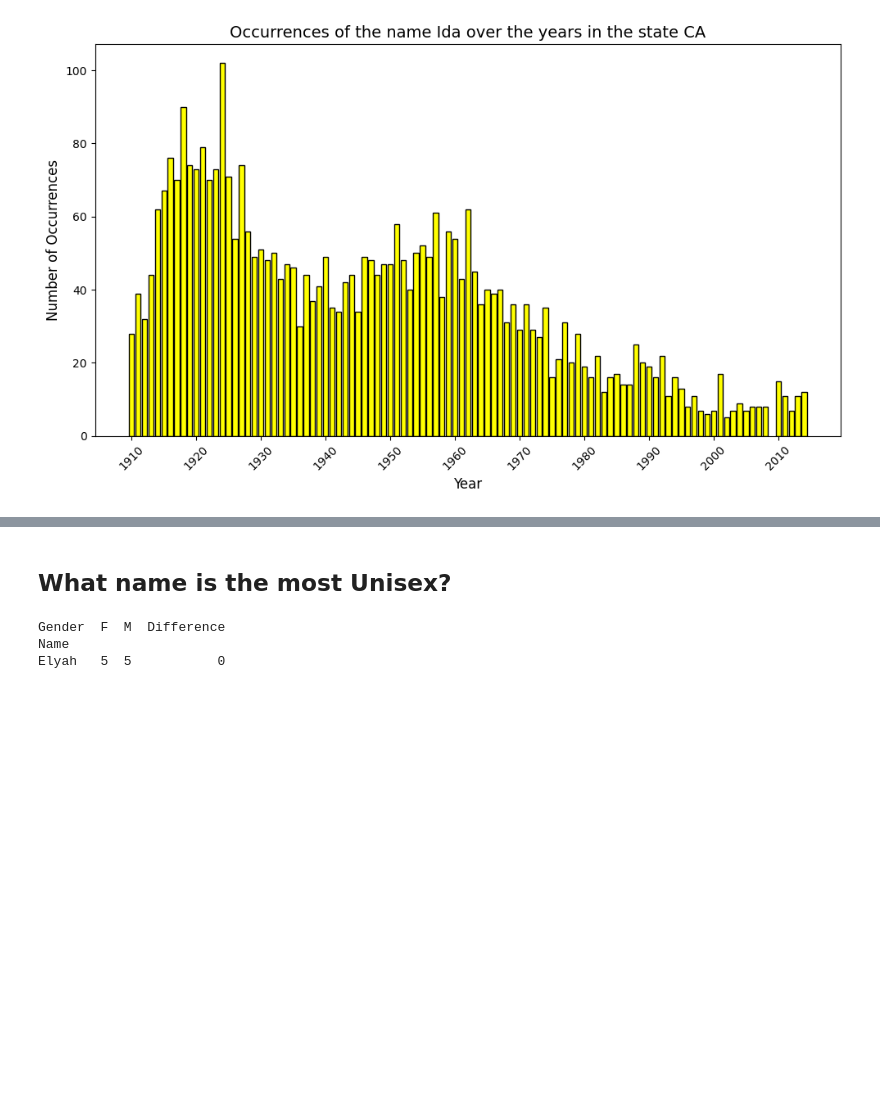
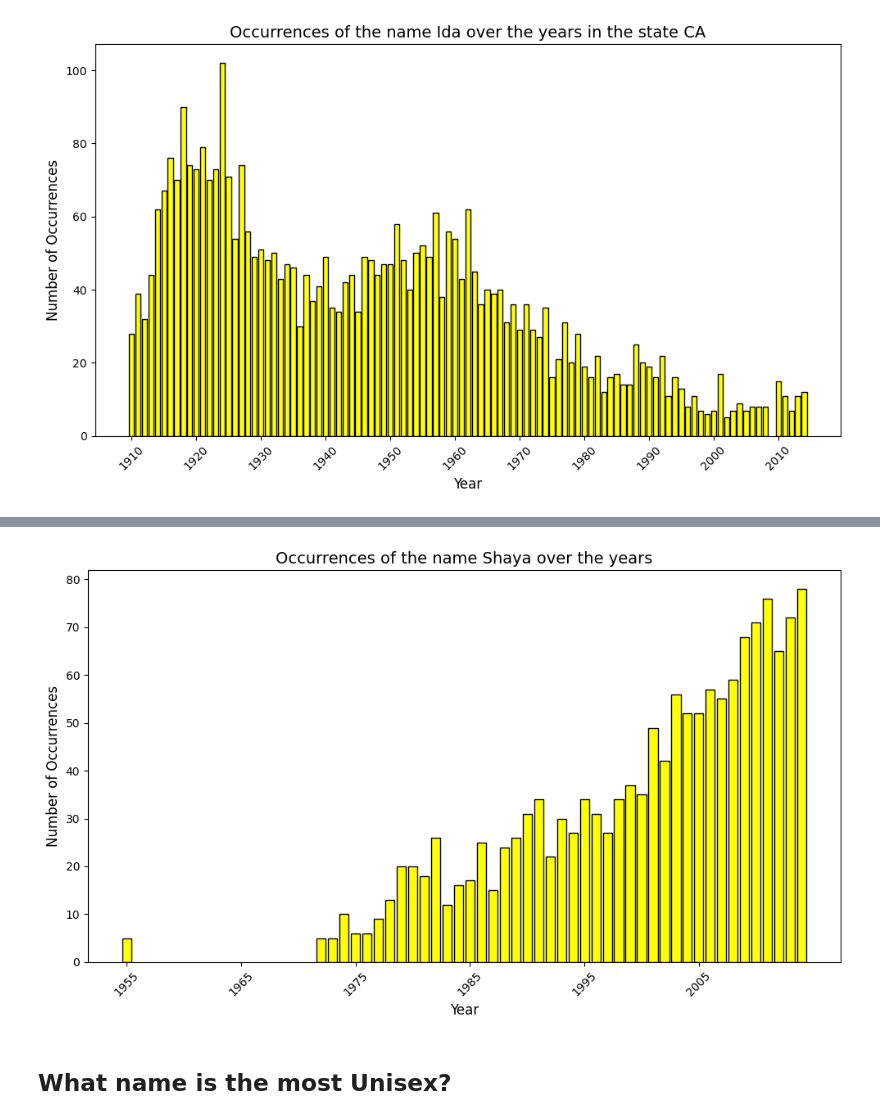
Before and after one commit to matej-kosiba/STRV_test_project, a Jupyter notebook: jupyter.ipynb, the cells around one changed output, grey strips where cells are left out. Drawn from its saved outputs; the diff is of its cells as text; code cells hidden in the pictures; blank space fills up the shorter version.

```diff
--- a/jupyter.ipynb
+++ b/jupyter.ipynb
@@ -133,2 +139,6 @@ plot_name_occurance_change_over_time(name = 'Ida', dataset = 'State', state = 'C
+# %%
+plot_name_occurance_change_over_time(name = 'Shaya', dataset = 'National', state = None)
+# %% [output]
+[figure, added]
 # %% [markdown]
 ## What name is the most Unisex?
@@ -141,16 +144,0 @@ df_StateNames = pd.read_csv(file_path_StateNames)
-# %%
-# Group by Name and Gender, then sum occurrences
-name_gender_counts = df_NationalNames.groupby(["Name", "Gender"])["Count"].sum().unstack(fill_value=0)
-
-# Calculate absolute difference between male and female counts
-name_gender_counts["Difference"] = abs(name_gender_counts["M"] - name_gender_counts["F"])
-
-# Find the most unisex name (name with smallest difference)
-most_unisex_name = name_gender_counts.sort_values("Difference").head(1)
-
-# Display result
-print(most_unisex_name)
-# %% [output]
-Gender  F  M  Difference
-Name
-Elyah   5  5           0
```
Also changed, not shown: parts of 41 cells of this notebook.
